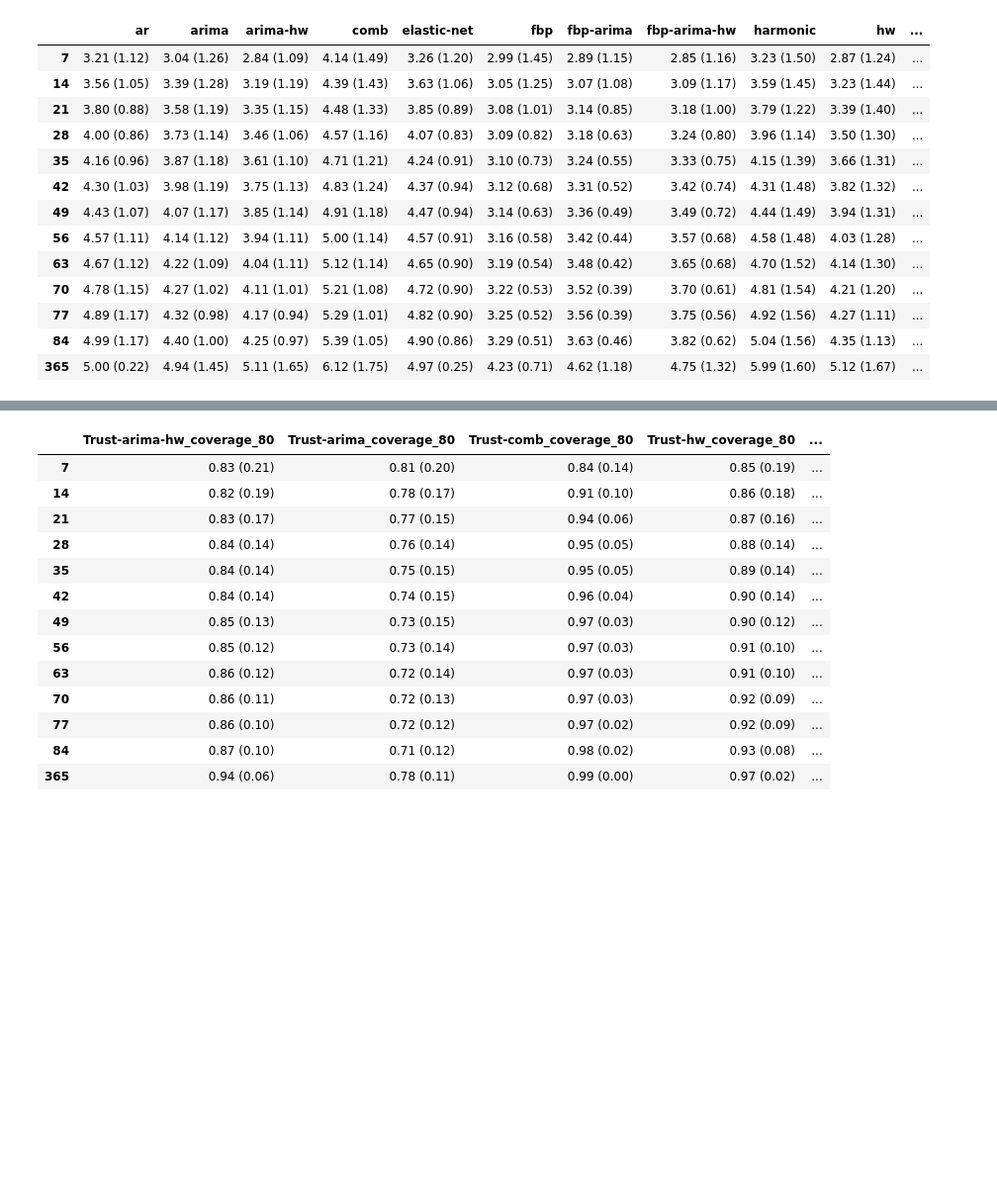
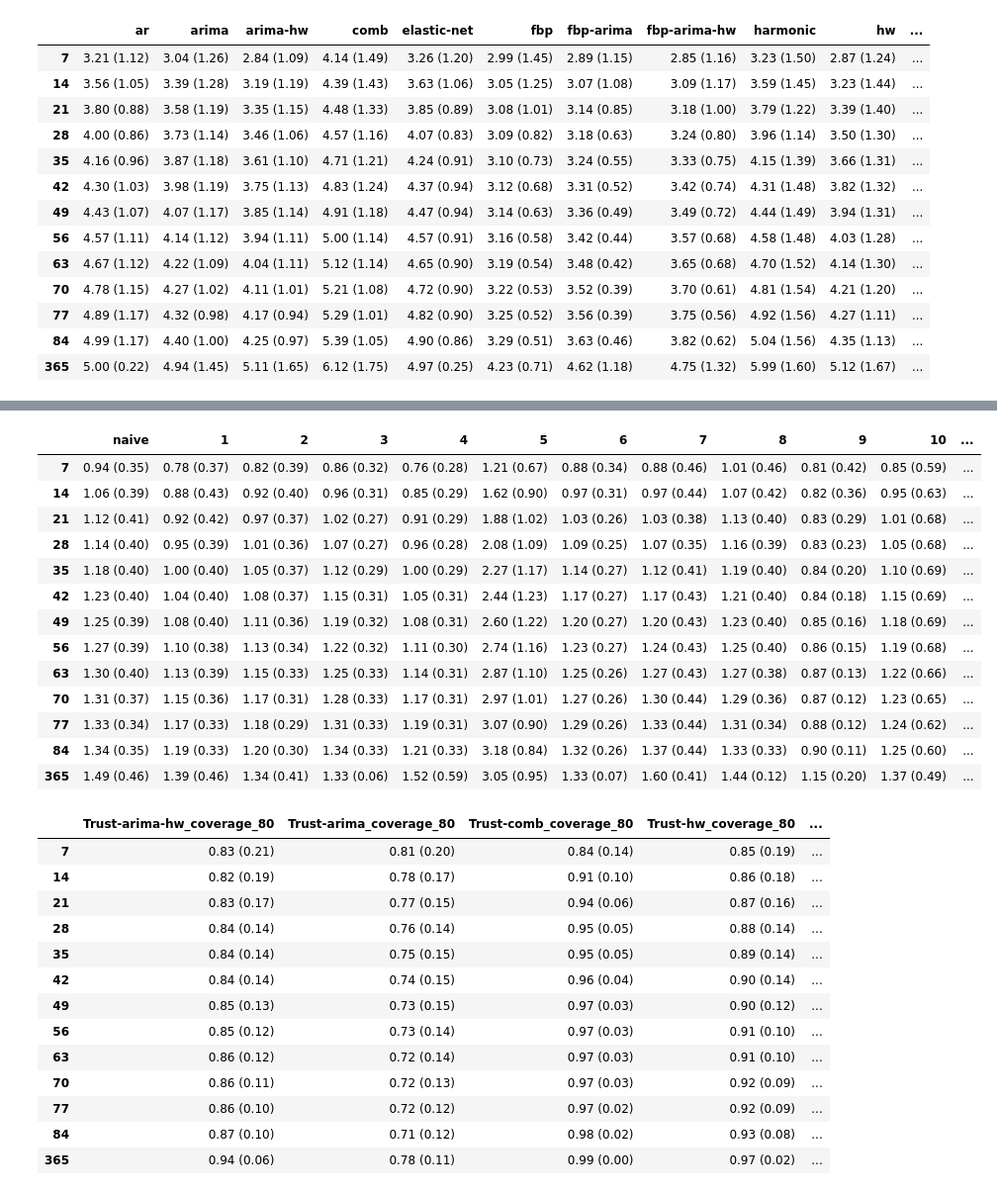
Before and after one commit to TomMonks/swast-benchmarking, a Jupyter notebook: results/summary_stage_1.ipynb, the cells around one changed output, grey strips where cells are left out. Shown at 99% size. Cells and saved outputs as stored; diff of their text form; code cells hidden in the pictures; blank space fills up the shorter version.

```diff
--- a/results/summary_stage_1.ipynb
+++ b/results/summary_stage_1.ipynb
@@ -196,3 +203,22 @@ pf_mase.sort_index(axis=1)
+# %%
+pf_mase2 = pf_mase[ordered_cols]
+pf_mase2.columns = model_nos
+pf_mase2
+# %% [output]
+|  | naive | 1 | 2 | 3 | 4 | 5 | 6 | 7 | 8 | 9 | 10 | ... |
+| 7 | 0.94 (0.35) | 0.78 (0.37) | 0.82 (0.39) | 0.86 (0.32) | 0.76 (0.28) | 1.21 (0.67) | 0.88 (0.34) | 0.88 (0.46) | 1.01 (0.46) | 0.81 (0.42) | 0.85 (0.59) | ... |
+| 14 | 1.06 (0.39) | 0.88 (0.43) | 0.92 (0.40) | 0.96 (0.31) | 0.85 (0.29) | 1.62 (0.90) | 0.97 (0.31) | 0.97 (0.44) | 1.07 (0.42) | 0.82 (0.36) | 0.95 (0.63) | ... |
+| 21 | 1.12 (0.41) | 0.92 (0.42) | 0.97 (0.37) | 1.02 (0.27) | 0.91 (0.29) | 1.88 (1.02) | 1.03 (0.26) | 1.03 (0.38) | 1.13 (0.40) | 0.83 (0.29) | 1.01 (0.68) | ... |
+| 28 | 1.14 (0.40) | 0.95 (0.39) | 1.01 (0.36) | 1.07 (0.27) | 0.96 (0.28) | 2.08 (1.09) | 1.09 (0.25) | 1.07 (0.35) | 1.16 (0.39) | 0.83 (0.23) | 1.05 (0.68) | ... |
+| 35 | 1.18 (0.40) | 1.00 (0.40) | 1.05 (0.37) | 1.12 (0.29) | 1.00 (0.29) | 2.27 (1.17) | 1.14 (0.27) | 1.12 (0.41) | 1.19 (0.40) | 0.84 (0.20) | 1.10 (0.69) | ... |
+| 42 | 1.23 (0.40) | 1.04 (0.40) | 1.08 (0.37) | 1.15 (0.31) | 1.05 (0.31) | 2.44 (1.23) | 1.17 (0.27) | 1.17 (0.43) | 1.21 (0.40) | 0.84 (0.18) | 1.15 (0.69) | ... |
+| 49 | 1.25 (0.39) | 1.08 (0.40) | 1.11 (0.36) | 1.19 (0.32) | 1.08 (0.31) | 2.60 (1.22) | 1.20 (0.27) | 1.20 (0.43) | 1.23 (0.40) | 0.85 (0.16) | 1.18 (0.69) | ... |
+| 56 | 1.27 (0.39) | 1.10 (0.38) | 1.13 (0.34) | 1.22 (0.32) | 1.11 (0.30) | 2.74 (1.16) | 1.23 (0.27) | 1.24 (0.43) | 1.25 (0.40) | 0.86 (0.15) | 1.19 (0.68) | ... |
+| 63 | 1.30 (0.40) | 1.13 (0.39) | 1.15 (0.33) | 1.25 (0.33) | 1.14 (0.31) | 2.87 (1.10) | 1.25 (0.26) | 1.27 (0.43) | 1.27 (0.38) | 0.87 (0.13) | 1.22 (0.66) | ... |
+| 70 | 1.31 (0.37) | 1.15 (0.36) | 1.17 (0.31) | 1.28 (0.33) | 1.17 (0.31) | 2.97 (1.01) | 1.27 (0.26) | 1.30 (0.44) | 1.29 (0.36) | 0.87 (0.12) | 1.23 (0.65) | ... |
+| 77 | 1.33 (0.34) | 1.17 (0.33) | 1.18 (0.29) | 1.31 (0.33) | 1.19 (0.31) | 3.07 (0.90) | 1.29 (0.26) | 1.33 (0.44) | 1.31 (0.34) | 0.88 (0.12) | 1.24 (0.62) | ... |
+| 84 | 1.34 (0.35) | 1.19 (0.33) | 1.20 (0.30) | 1.34 (0.33) | 1.21 (0.33) | 3.18 (0.84) | 1.32 (0.26) | 1.37 (0.44) | 1.33 (0.33) | 0.90 (0.11) | 1.25 (0.60) | ... |
+| 365 | 1.49 (0.46) | 1.39 (0.46) | 1.34 (0.41) | 1.33 (0.06) | 1.52 (0.59) | 3.05 (0.95) | 1.33 (0.07) | 1.60 (0.41) | 1.44 (0.12) | 1.15 (0.20) | 1.37 (0.49) | ... |
 # %%
 coverage = results_mean_std.filter(like='80')
 coverage
```
Also changed, not shown: parts of 7 cells of this notebook, 3 other files.
